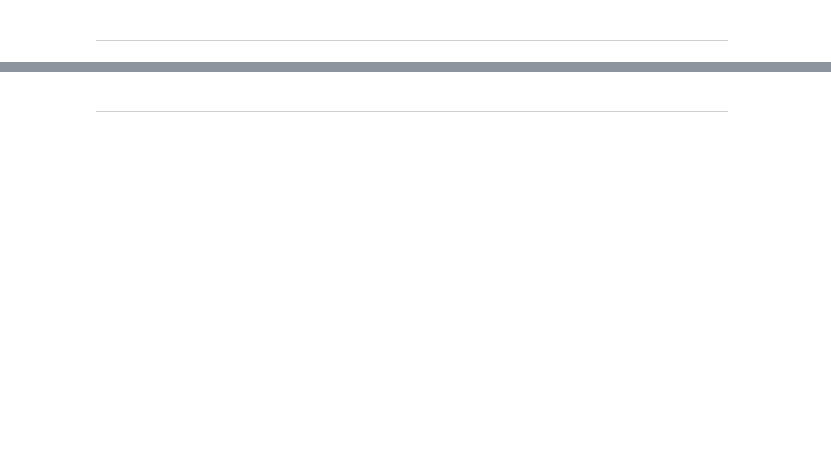
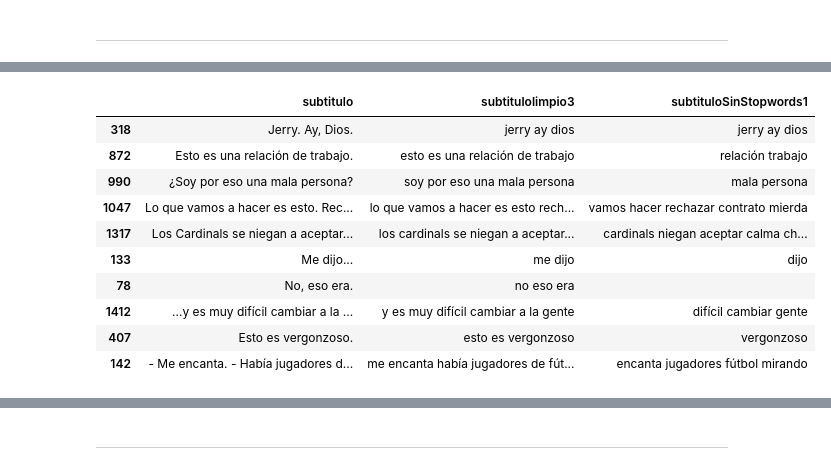
Before and after one commit to innovation-hard/deepLearnPproyFin, a Jupyter notebook: deepLearnProyFin.ipynb, the cells around one changed output, grey strips where cells are left out. Drawn from its saved outputs; the diff is of its cells as text; code cells hidden in the pictures; blank space fills up the shorter version.

```diff
--- a/deepLearnProyFin.ipynb
+++ b/deepLearnProyFin.ipynb
@@ -349,2 +359,16 @@ df[['subtitulo', 'subtitulolimpio1']].sample(5)
+# %%
+df[['subtitulo', 'subtitulolimpio3','subtituloSinStopwords1']].sample(10)
+# %% [output]
+|  | subtitulo | subtitulolimpio3 | subtituloSinStopwords1 |
+| 318 | Jerry. Ay, Dios. | jerry ay dios | jerry ay dios |
+| 872 | Esto es una relación de trabajo. | esto es una relación de trabajo | relación trabajo |
+| 990 | ¿Soy por eso una mala persona? | soy por eso una mala persona | mala persona |
+| 1047 | Lo que vamos a hacer es esto. Rec... | lo que vamos a hacer es esto rech... | vamos hacer rechazar contrato mierda |
+| 1317 | Los Cardinals se niegan a aceptar... | los cardinals se niegan a aceptar... | cardinals niegan aceptar calma ch... |
+| 133 | Me dijo... | me dijo | dijo |
+| 78 | No, eso era. | no eso era |  |
+| 1412 | ...y es muy difícil cambiar a la ... | y es muy difícil cambiar a la gente | difícil cambiar gente |
+| 407 | Esto es vergonzoso. | esto es vergonzoso | vergonzoso |
+| 142 | - Me encanta. - Había jugadores d... | me encanta había jugadores de fút... | encanta jugadores fútbol mirando |
 # %%
 # Eliminar stopwords y lematizar
```
Also changed, not shown: parts of 34 cells of this notebook, 12 other files.
